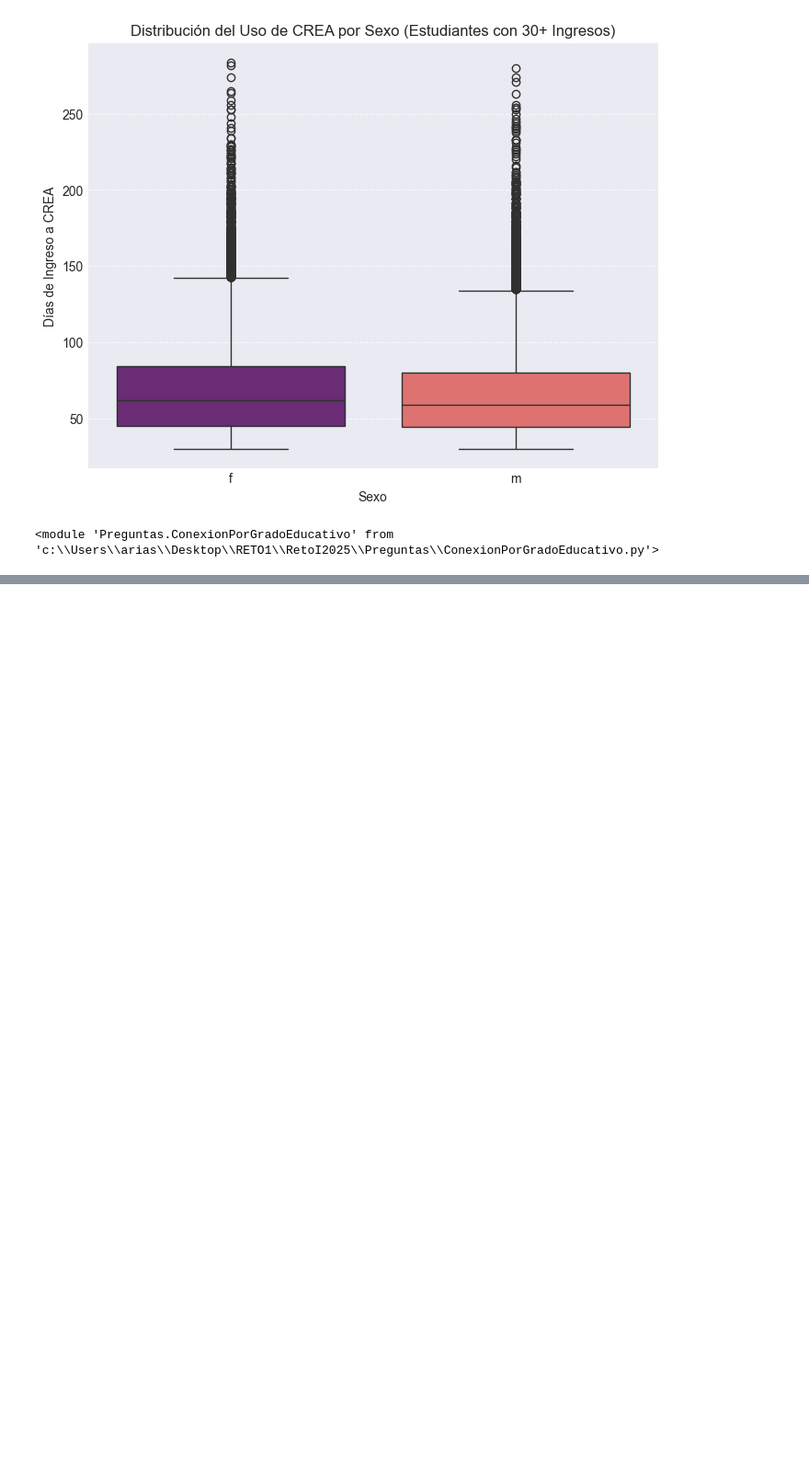
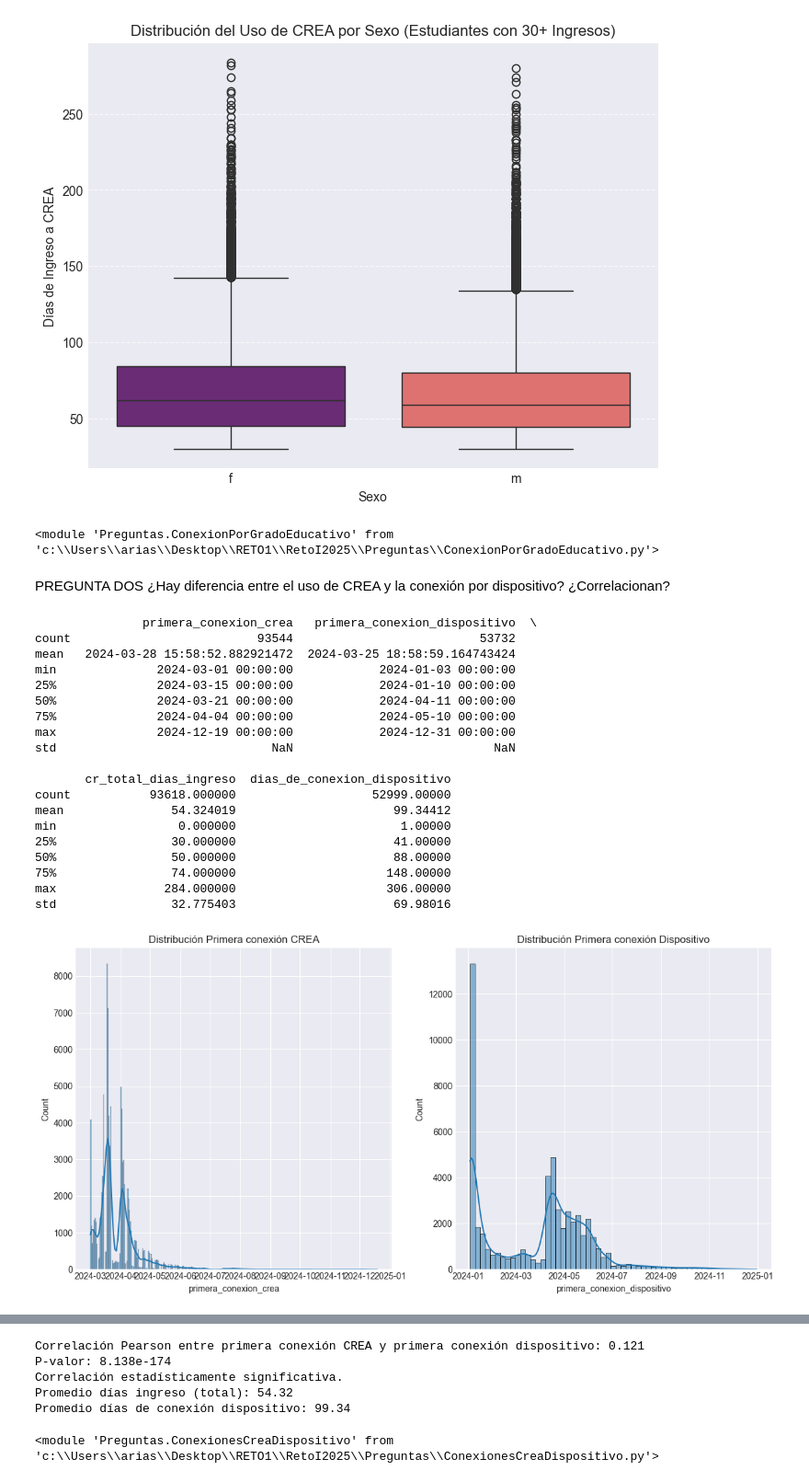
Before and after one commit to RealRafaelious/RetoI2025, a Jupyter notebook: interfaceRETO.ipynb, the cells around one changed output, grey strips where cells are left out. Shown at 92% size. Cells and saved outputs as stored; diff of their text form; code cells hidden in the pictures; blank space fills up the shorter version.

```diff
--- a/interfaceRETO.ipynb
+++ b/interfaceRETO.ipynb
@@ -47,3 +64,29 @@ Passing `palette` without assigning `hue` is deprecated and will be removed in v
   sns.boxplot(x='sexo', y='cr_total_dias_ingreso', data=df_filtrado, palette='magma')
 [figure]
 <module 'Preguntas.ConexionPorGradoEducativo' from 'c:\\Users\\arias\\Desktop\\RETO1\\RetoI2025\\Preguntas\\ConexionPorGradoEducativo.py'>
+# %% [markdown]
+PREGUNTA DOS ¿Hay diferencia entre el uso de CREA y la conexión por dispositivo? ¿Correlacionan?
+# %%
+from Preguntas import ConexionesCreaDispositivo
+ConexionesCreaDispositivo
+# %% [output]
+               primera_conexion_crea   primera_conexion_dispositivo  \
+count                          93544                          53732
+mean   2024-03-28 15:58:52.882921472  2024-03-25 18:58:59.164743424
+min              2024-03-01 00:00:00            2024-01-03 00:00:00
+25%              2024-03-15 00:00:00            2024-01-10 00:00:00
+50%              2024-03-21 00:00:00            2024-04-11 00:00:00
+75%              2024-04-04 00:00:00            2024-05-10 00:00:00
+max              2024-12-19 00:00:00            2024-12-31 00:00:00
+std                              NaN                            NaN
+
+       cr_total_dias_ingreso  dias_de_conexion_dispositivo
+count           93618.000000                   52999.00000
+mean               54.324019                      99.34412
+min                 0.000000                       1.00000
+25%                30.000000                      41.00000
+50%                50.000000                      88.00000
+75%                74.000000                     148.00000
+max               284.000000                     306.00000
+std                32.775403                      69.98016
+[figure, added]
@@ -49,0 +94,6 @@ Passing `palette` without assigning `hue` is deprecated and will be removed in v
+Correlación Pearson entre primera conexión CREA y primera conexión dispositivo: 0.121
+P-valor: 8.138e-174
+Correlación estadísticamente significativa.
+Promedio días ingreso (total): 54.32
+Promedio días de conexión dispositivo: 99.34
+<module 'Preguntas.ConexionesCreaDispositivo' from 'c:\\Users\\arias\\Desktop\\RETO1\\RetoI2025\\Preguntas\\ConexionesCreaDispositivo.py'>
```
Also changed, not shown: parts of 2 cells of this notebook, 10 other files.
